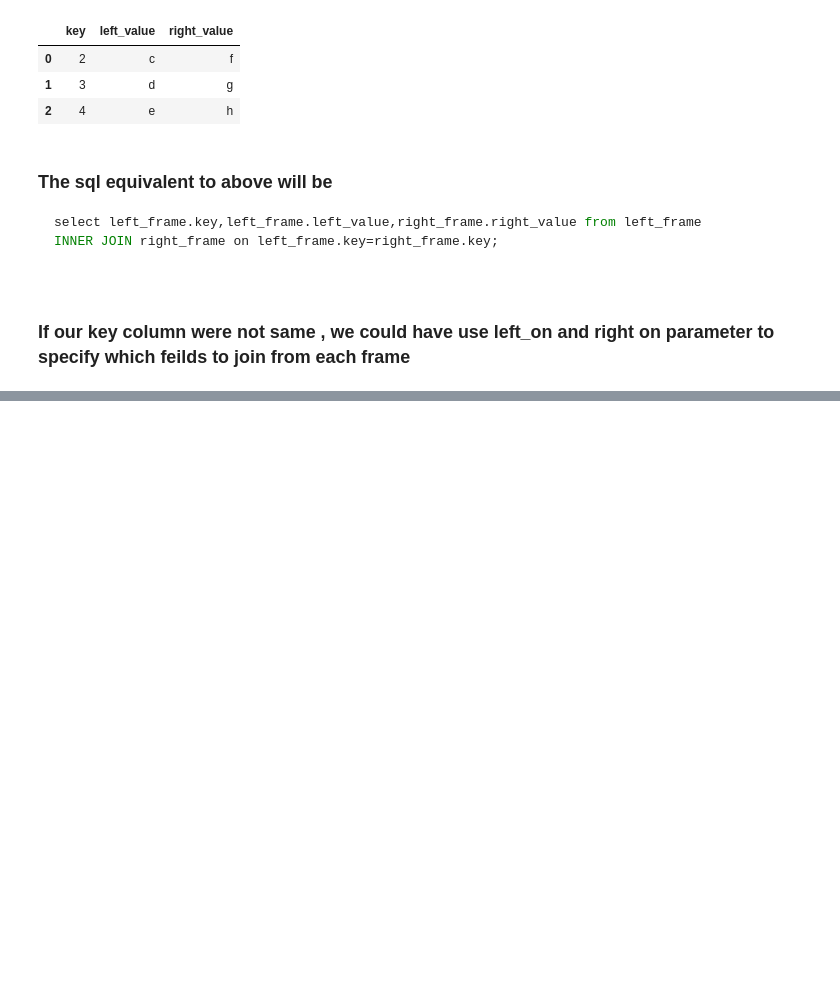
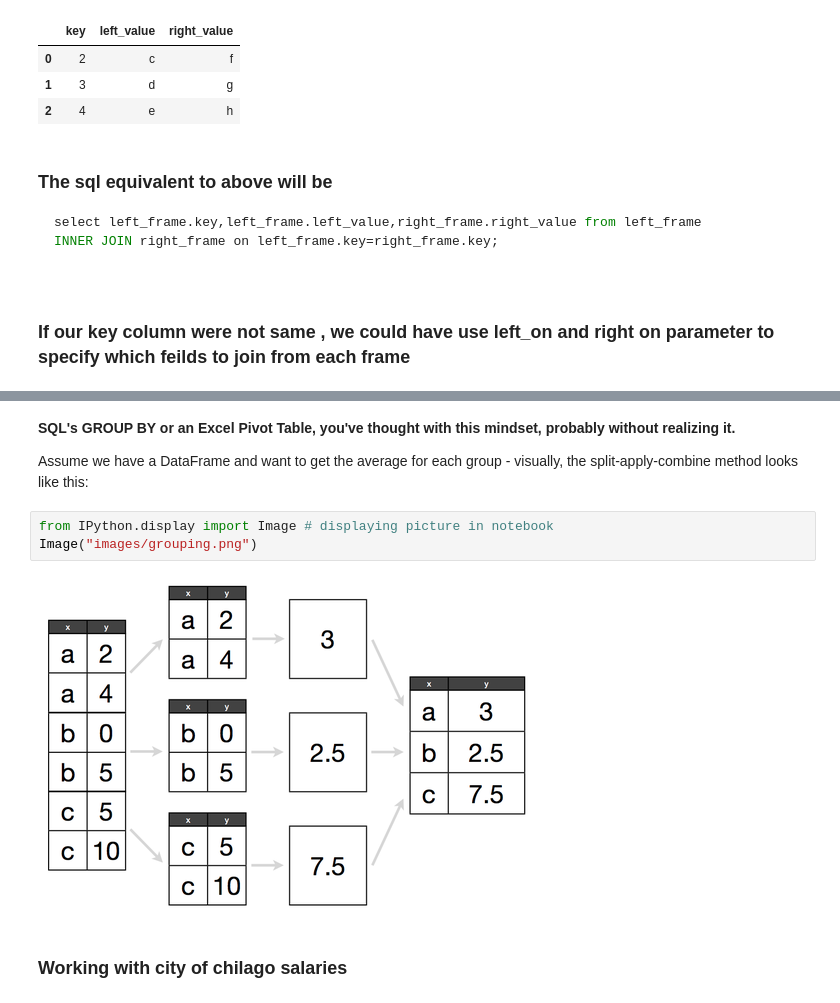
Before and after one commit to Atif8Ted/New_day_new_me, a Jupyter notebook: day3_working_with_frames.ipynb, the cells around one changed output, grey strips where cells are left out. Drawn from its saved outputs; the diff is of its cells as text; blank space fills up the shorter version.

Commit message:
DataFrames, Joins, Grouping , Selecting

```diff
--- a/day3_working_with_frames.ipynb
+++ b/day3_working_with_frames.ipynb
@@ -367,0 +467,11 @@ pd.merge(left_frame,right_frame,left_on='left_key',right_on='right_key',how ='in
+# %% [markdown]
+<b>SQL's GROUP BY or an Excel Pivot Table, you've thought with this mindset, probably without realizing it.
+
+Assume we have a DataFrame and want to get the average for each group - visually, the split-apply-combine method looks like this:</b>
+# %%
+from IPython.display import Image # displaying picture in notebook
+Image("images/grouping.png")
+# %% [output]
+[figure, added]
+# %% [markdown]
+### Working with city of chilago salaries
```
Also changed, not shown: parts of 31 cells of this notebook.
